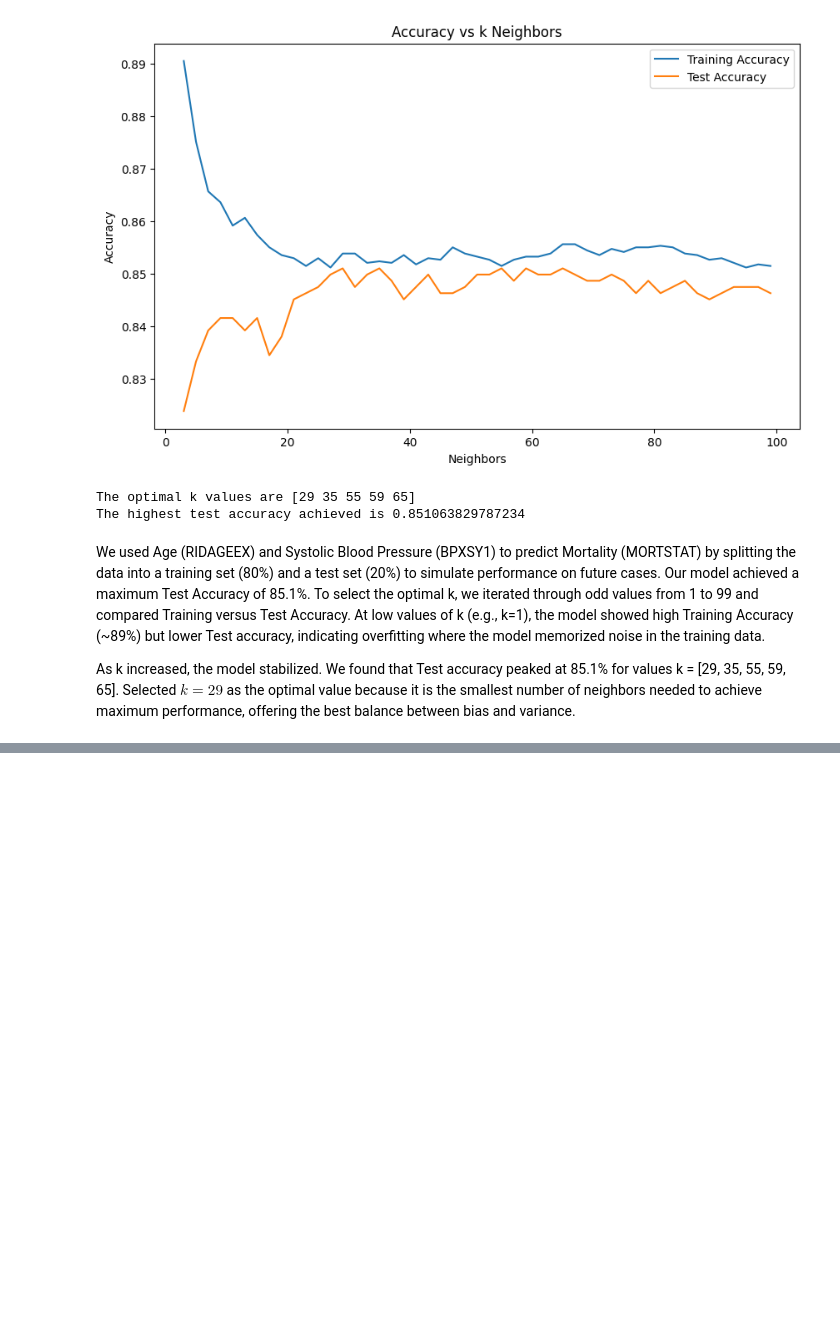
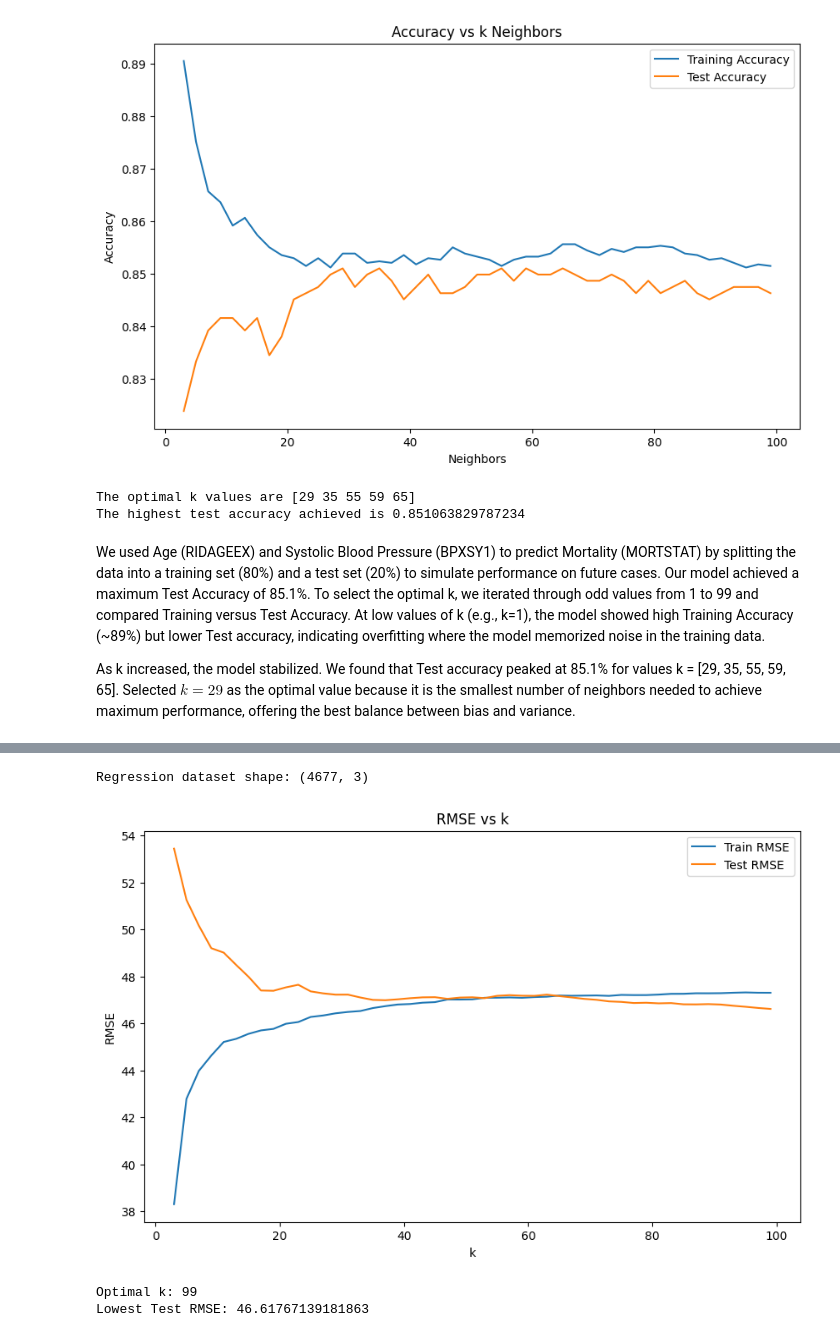
Before and after one commit to aerau05/ds3001proj, a Jupyter notebook: ds3001Proj1.ipynb, the cells around one changed output, grey strips where cells are left out. Drawn from its saved outputs; the diff is of its cells as text; code cells hidden in the pictures; blank space fills up the shorter version.

```diff
--- a/ds3001Proj1.ipynb
+++ b/ds3001Proj1.ipynb
@@ -294,0 +330,74 @@ As k increased, the model stabilized. We found that Test accuracy peaked at 85.1
+# %%
+## step 1: defining target & features:
+
+df["BP_SYS_AVG"] = df[["BPXSY1","BPXSY2","BPXSY3","BPXSY4"]].mean(axis=1)
+keep_vars = ['PERMTH_INT', 'RIDAGEEX', 'BP_SYS_AVG']
+df_reg = df.loc[:, keep_vars].dropna()
+
+print("Regression dataset shape:", df_reg.shape)
+# %% [output]
+Regression dataset shape: (4677, 3)
+# %%
+## step 2: define x & y
+
+y = df_reg['PERMTH_INT']
+X = df_reg[['RIDAGEEX', 'BP_SYS_AVG']]
+# %%
+## step 3: scale predictors
+
+def minmax(x):
+    return (x - min(x)) / (max(x) - min(x))
+
+X_scaled = X.apply(minmax)
+# %%
+## step 4: train-test spilt
+
+from sklearn.model_selection import train_test_split
+
+X_train, X_test, y_train, y_test = train_test_split(
+    X_scaled, y, test_size=0.2, random_state=100
+)
+# %%
+## step 5: select optimal k using RMSE
+
+from sklearn.neighbors import KNeighborsRegressor
+from sklearn.metrics import mean_squared_error
+import numpy as np
+import matplotlib.pyplot as plt
+import seaborn as sns
+
+k_grid = np.array([(2*k+1) for k in range(1,50)])
+
+train_rmse = []
+test_rmse = []
+
+for k in k_grid:
+    model = KNeighborsRegressor(n_neighbors=k)
+    model.fit(X_train, y_train)
+
+    y_train_pred = model.predict(X_train)
+    y_test_pred = model.predict(X_test)
+
+    train_rmse.append(np.sqrt(mean_squared_error(y_train, y_train_pred)))
+    test_rmse.append(np.sqrt(mean_squared_error(y_test, y_test_pred)))
+
+plt.figure(figsize=(10,6))
+sns.lineplot(x=k_grid, y=train_rmse, label="Train RMSE")
+sns.lineplot(x=k_grid, y=test_rmse, label="Test RMSE")
+plt.xlabel("k")
+plt.ylabel("RMSE")
+plt.title("RMSE vs k")
+plt.show()
+# %% [output]
+[figure, added]
+# %%
+## step 6: choosing optimal k
+
+optimal_index = np.argmin(test_rmse)
+k_optimal = k_grid[optimal_index]
+
+print("Optimal k:", k_optimal)
+print("Lowest Test RMSE:", test_rmse[optimal_index])
+# %% [output]
+Optimal k: 99
+Lowest Test RMSE: 46.61767139181863
```
Also changed, not shown: parts of 10 cells of this notebook.
